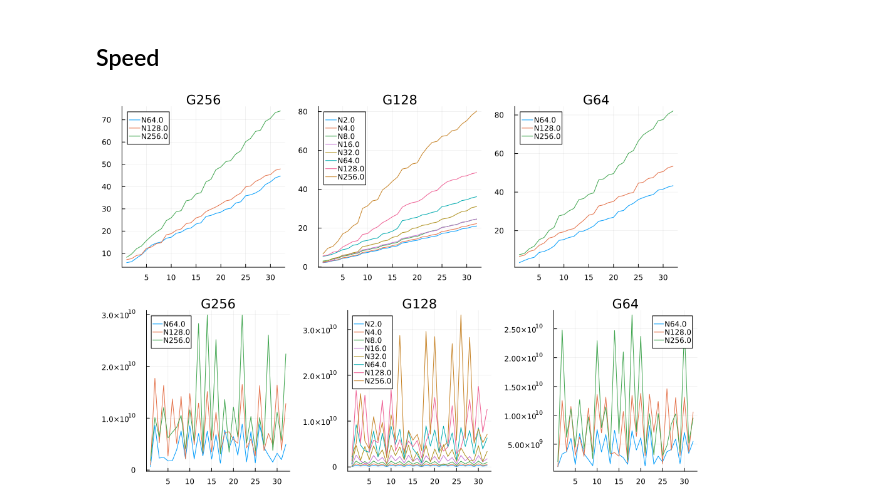
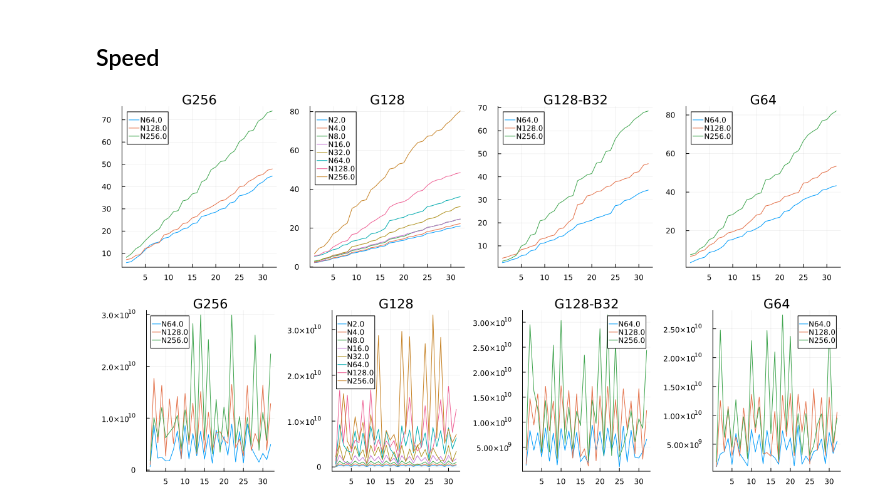
Before and after one commit to lwJi/ETK-Scaling-Tests, a Jupyter notebook: frontier/ipynb/magTOV-Levels7.ipynb, the cells around one changed output. Saved outputs shown, nothing was run; the diff lists cells and outputs as text; code cells hidden in the pictures.

```diff
--- a/frontier/ipynb/magTOV-Levels7.ipynb
+++ b/frontier/ipynb/magTOV-Levels7.ipynb
@@ -84,13 +91,16 @@ Zcs/sec
 let patt_dirss = [
         ([
             (r"Z4c_L7_G256-N\d+-MPI\d+_r0000", "G256"),
-        ], "../data/magTOV/Levels7/Weak", :cross),
+        ], "../data/magTOV/Levels7/Weak/Block8", :cross),
         ([
             (r"Z4c_L7_G128-N\d+-MPI\d+_r0000", "G128"),
-        ], "../data/magTOV/Levels7/Weak", :cross),
+        ], "../data/magTOV/Levels7/Weak/Block8", :cross),
+        ([
+            (r"Z4c_L7_G128-N\d+-MPI\d+_r0000", "G128-B32"),
+        ], "../data/magTOV/Levels7/Weak/Block32", :xcross),
         ([
             (r"Z4c_L7_G64-N\d+-MPI\d+_r0000", "G64"),
-        ], "../data/magTOV/Levels7/Weak", :cross),
+        ], "../data/magTOV/Levels7/Weak/Block8", :cross),
     ]
 
     #
@@ -111,36 +121,39 @@ let patt_dirss = [
     display(plt)
 end
 # %% [output]
-[figure, old version]
+[figure, new version]
 # %%
 let patt_dirss = [
         ([
             (r"Z4c_L7_G256-N\d+-MPI\d+_r0000", "G256"),
-        ], "../data/magTOV/Levels7/Weak", :cross),
+        ], "../data/magTOV/Levels7/Weak/Block8", :cross),
         ([
             (r"Z4c_L7_G128-N\d+-MPI\d+_r0000", "G128"),
-        ], "../data/magTOV/Levels7/Weak", :cross),
+        ], "../data/magTOV/Levels7/Weak/Block8", :cross),
+        ([
+            (r"Z4c_L7_G128-N\d+-MPI\d+_r0000", "G128-B32"),
+        ], "../data/magTOV/Levels7/Weak/Block32", :xcross),
         ([
             (r"Z4c_L7_G64-N\d+-MPI\d+_r0000", "G64"),
-        ], "../data/magTOV/Levels7/Weak", :cross),
+        ], "../data/magTOV/Levels7/Weak/Block8", :cross),
     ]
 
     #
     plts = []
     for (patterns, parent_dir, mark) in patt_dirss
         (vals, titles) = PltTools.LoadData.load_values(patterns, parent_dir; option="ZcsPerSecond")
         for (j, val) in enumerate(vals)
             (dats, labs) = val
             plt = plot(title=titles[j])
             for (i, dat) in enumerate(dats)
                 plot!(plt, dat[1], dat[4], label=labs[i])
             end
             push!(plts, plt)
         end
     end
 
     plt = plot(plts..., layout=(1,4), size=(1200, 300))
     display(plt)
 end
 # %% [output]
-[figure, old version]
+[figure, new version]
```
Also changed, not shown: parts of 1 cell of this notebook.
